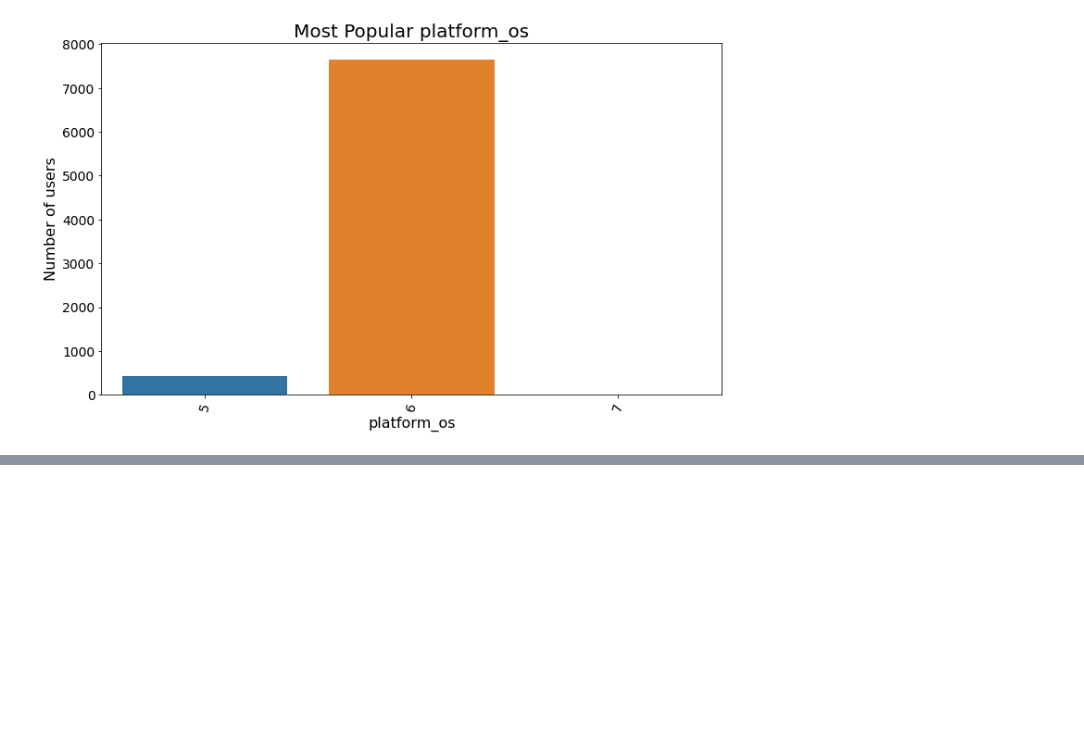
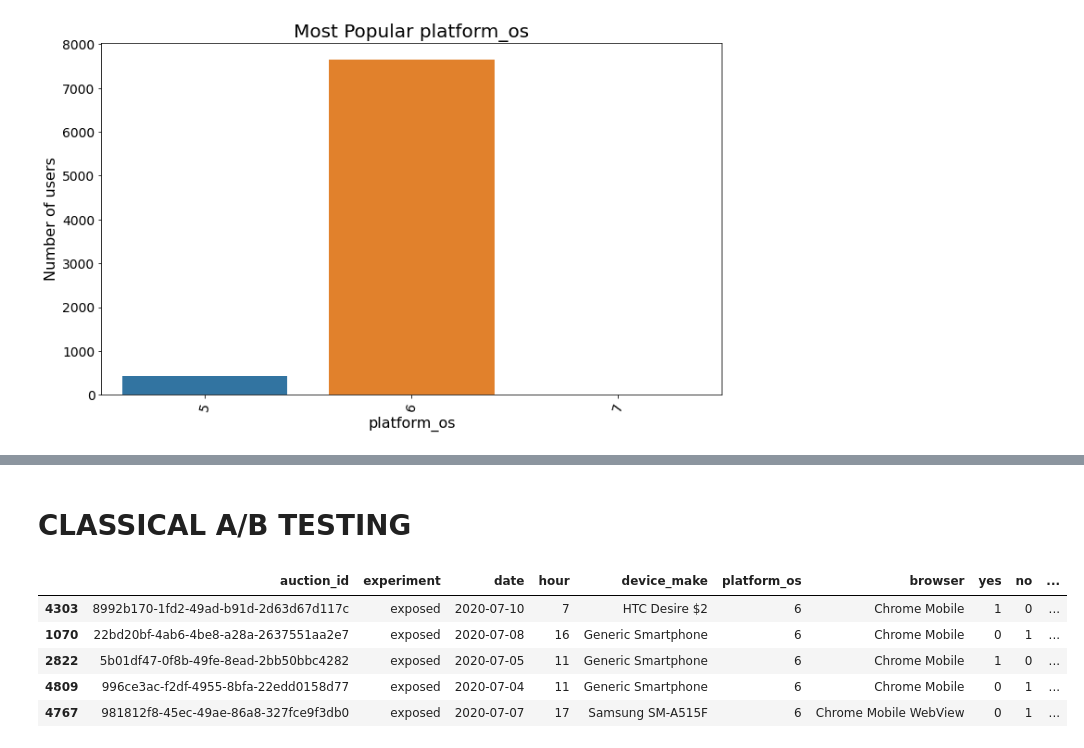
Before and after one commit to graycadeau/10-2, a Jupyter notebook: notebooks/process.ipynb, the cells around one changed output, grey strips where cells are left out. Cells and saved outputs as stored; diff of their text form; code cells hidden in the pictures; blank space fills up the shorter version.

Commit message:
classical test

```diff
--- a/notebooks/process.ipynb
+++ b/notebooks/process.ipynb
@@ -85,0 +126,13 @@ plot_bar(browser, 'browser', 'count', 'Most Popular Browsers', 'Browser Type', '
+# %% [markdown]
+# **CLASSICAL A/B TESTING**
+# %%
+exposed = db[db['clicked'] == 1][db['experiment'] == 'exposed']
+control = db[db['clicked'] == 1][db['experiment'] == 'control']
+exposed.sample(5)
+# %% [output]
+|  | auction_id | experiment | date | hour | device_make | platform_os | browser | yes | no | ... |
+| 4303 | 8992b170-1fd2-49ad-b91d-2d63d67d117c | exposed | 2020-07-10 | 7 | HTC Desire $2 | 6 | Chrome Mobile | 1 | 0 | ... |
+| 1070 | 22bd20bf-4ab6-4be8-a28a-2637551aa2e7 | exposed | 2020-07-08 | 16 | Generic Smartphone | 6 | Chrome Mobile | 0 | 1 | ... |
+| 2822 | 5b01df47-0f8b-49fe-8ead-2bb50bbc4282 | exposed | 2020-07-05 | 11 | Generic Smartphone | 6 | Chrome Mobile | 1 | 0 | ... |
+| 4809 | 996ce3ac-f2df-4955-8bfa-22edd0158d77 | exposed | 2020-07-04 | 11 | Generic Smartphone | 6 | Chrome Mobile | 0 | 1 | ... |
+| 4767 | 981812f8-45ec-49ae-86a8-327fce9f3db0 | exposed | 2020-07-07 | 17 | Samsung SM-A515F | 6 | Chrome Mobile WebView | 0 | 1 | ... |
```
Also changed, not shown: parts of 19 cells of this notebook.
